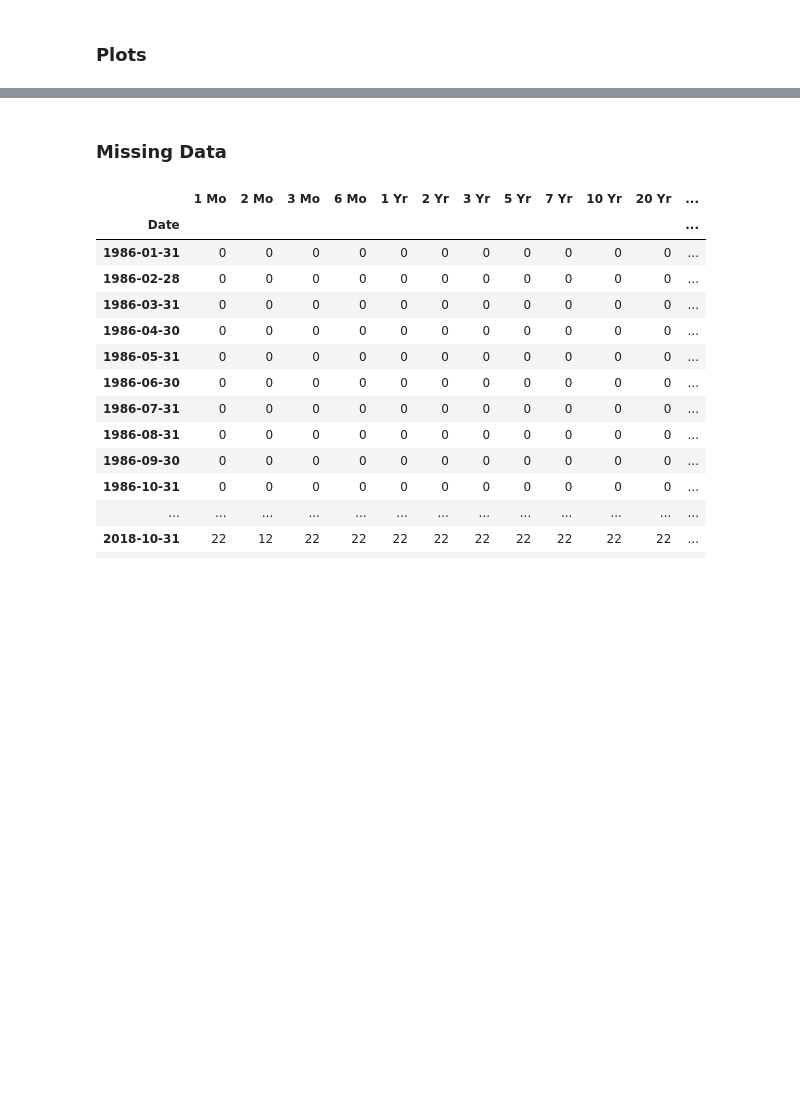
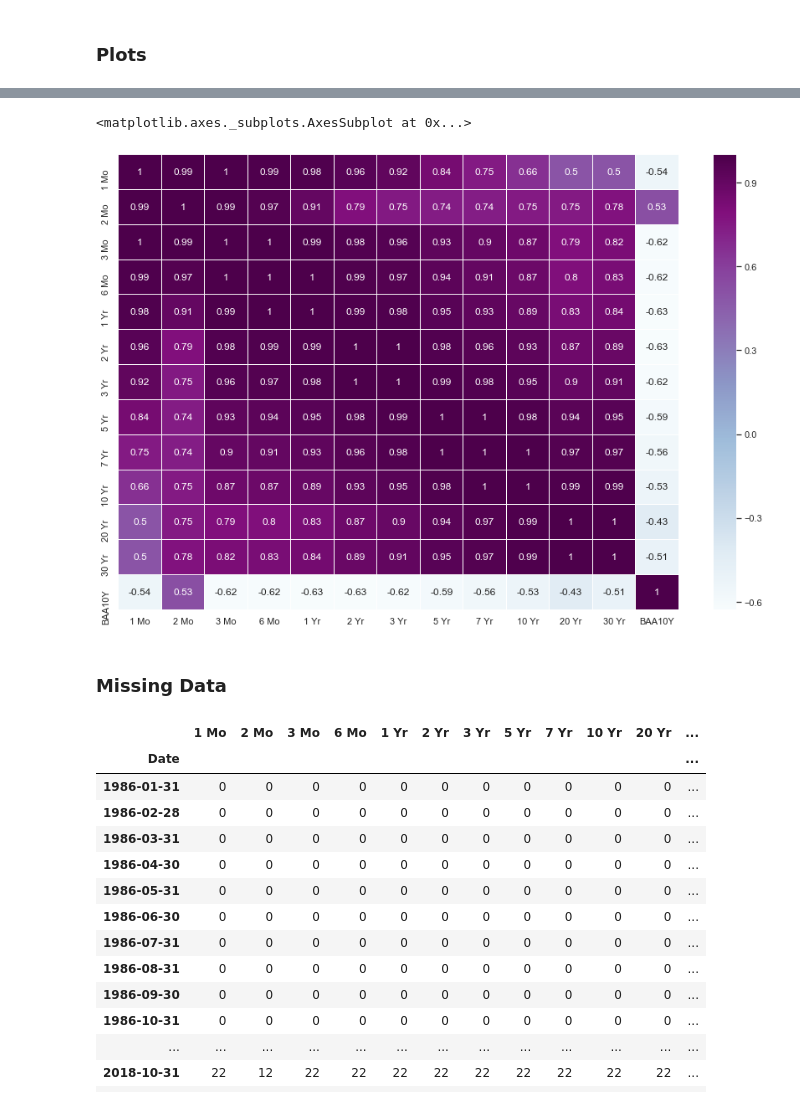
Before and after one commit to tomron27/fin_algs, a Jupyter notebook: HW1.ipynb, the cells around one changed output, grey strips where cells are left out. Drawn from its saved outputs; the diff is of its cells as text; code cells hidden in the pictures; blank space fills up the shorter version.

```diff
--- a/HW1.ipynb
+++ b/HW1.ipynb
@@ -7,11 +7,10 @@ pd.set_option('display.max_rows', 500)
 import numpy as np
 import matplotlib.pyplot as plt
 import seaborn as sns
-sns.set(rc={'figure.figsize':(15, 5)})
+import sklearn
+sns.set(rc={'figure.figsize':(15, 10)})
 
-from statsmodels.tsa.stattools import acf, pacf
-from pandas.plotting import autocorrelation_plot
-from statsmodels.tsa.arima_model import ARIMA
+from sklearn.metrics import classification_report, accuracy_score
 # %% [markdown]
 ## Data loading and plotting
 # %%
@@ -124,3 +89,8 @@ sns.lineplot(x='Date', y='value', hue='variable', data=plot_data)
+# %%
+sns.heatmap(data.drop(['Date'], axis=1).corr(), cmap="BuPu", annot=True, linewidths=0.05)
+# %% [output]
+<matplotlib.axes._subplots.AxesSubplot at 0x...>
+[figure, added]
 # %% [markdown]
 ### Missing Data
 # %%
```
Also changed, not shown: parts of 103 cells of this notebook.
